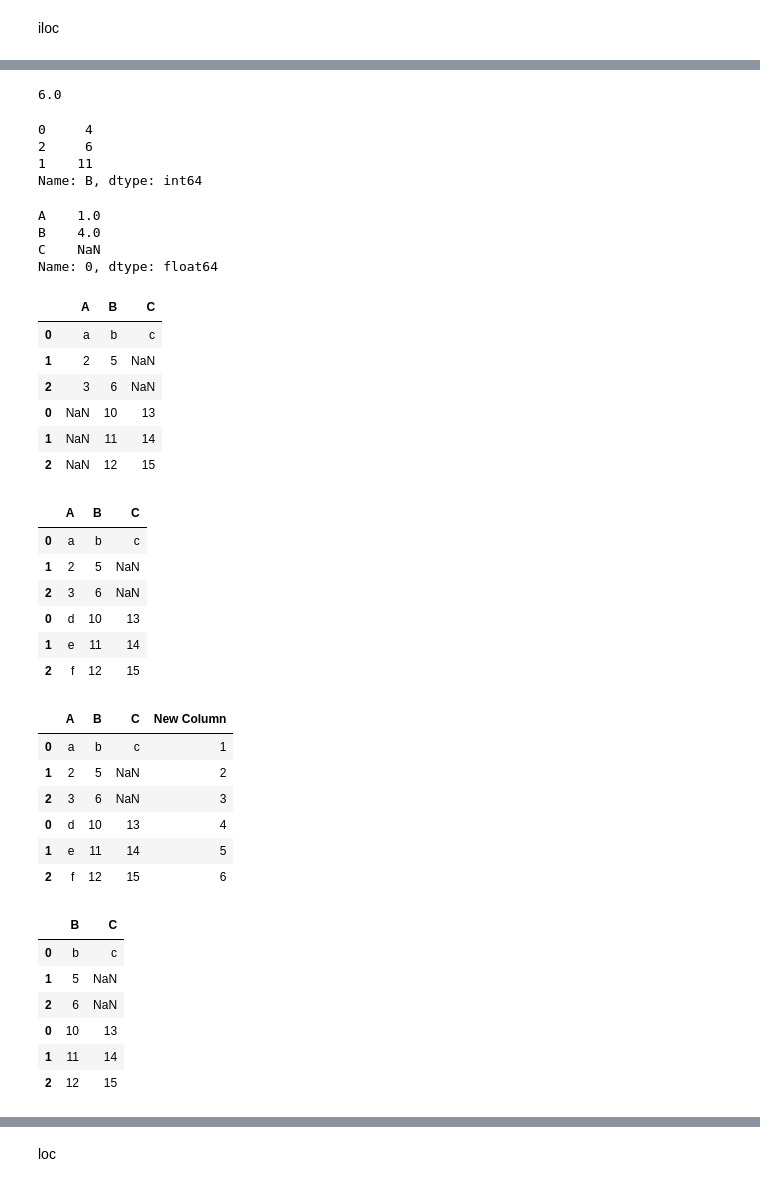
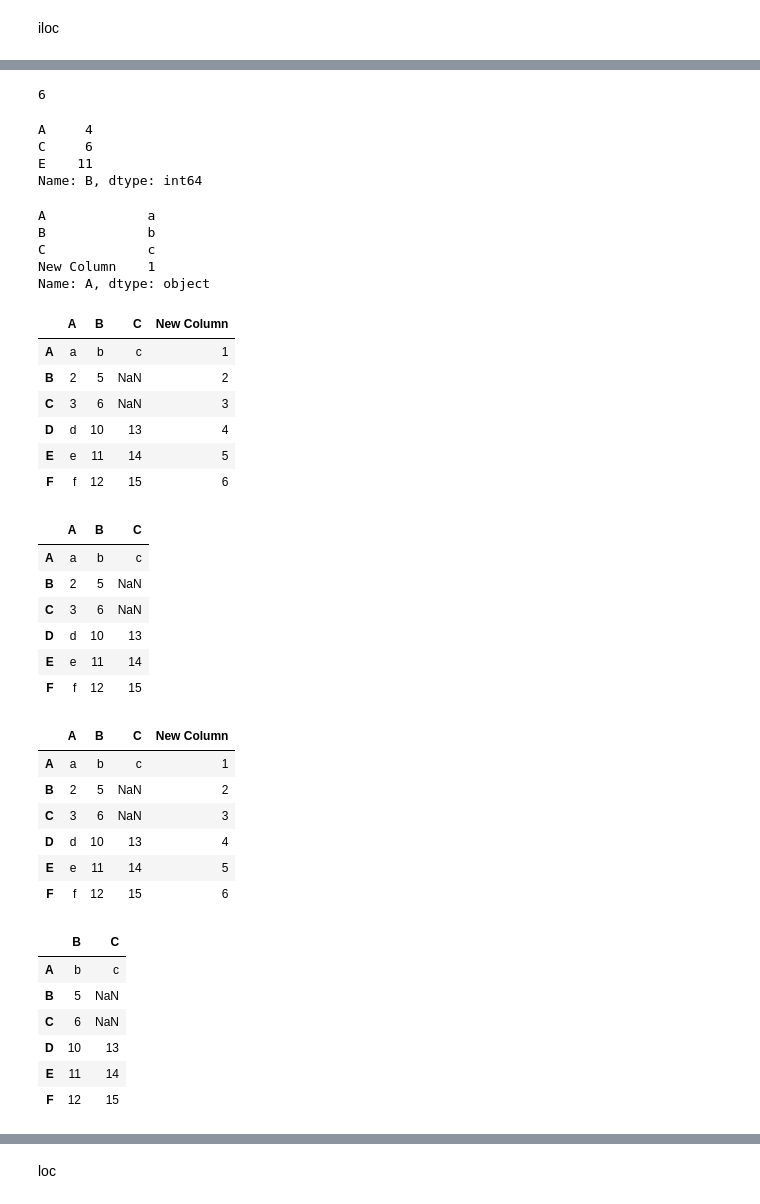
Before and after one commit to centre-for-health-informatics/Learn-Programming-For-Beginners, a Jupyter notebook: Week 4 - Feb 12/Examples.ipynb, the cells around one changed output, grey strips where cells are left out. Drawn from its saved outputs; the diff is of its cells as text; code cells hidden in the pictures.

```diff
--- a/Week 4 - Feb 12/Examples.ipynb
+++ b/Week 4 - Feb 12/Examples.ipynb
@@ -105,7 +105,9 @@ df4
 | 1 | 2 | 5 |
 | 2 | 3 | 6 |
 # %%
-df5 = pd.DataFrame(data={'B':[10,11,12], 'C':[13,14,15]})
+df5 = pd.DataFrame(data={'B':[12,11,10], 'C':[13,14,15]})
+df5 = df5.sort_values('B')
+df5.index = [3,4,5]
 df5
 # %% [output]
 |  | B | C |
@@ -115,5 +117,5 @@ df5
 # %%
-df6 = pd.concat([df4, df5], sort=True)
+df6 = pd.concat([df4, df5], sort=True, verify_integrity=True)
 df6
 # %% [output]
 |  | A | B | C |
@@ -148,0 +141,3 @@ df6
+# %%
+df6.index = ['A',"B","C","D","E","F"]
+df6
@@ -149,63 +152,64 @@ df6
 # %%
 df6.iloc[2,1]
 # %% [output]
-6.0
+6
 # %%
 df6.iloc[0::2, 1]
 # %% [output]
-0     4
-2     6
-1    11
+A     4
+C     6
+E    11
 Name: B, dtype: int64
 # %%
 df6.iloc[0,:]
 # %% [output]
-A    1.0
-B    4.0
-C    NaN
-Name: 0, dtype: float64
+A             a
+B             b
+C             c
+New Column    1
+Name: A, dtype: object
 # %%
-df6.iloc[0,:] = ["a","b","c"]
+df6.iloc[0,:3] = ["a","b","c"]
 df6
 # %% [output]
-|  | A | B | C |
-| 0 | a | b | c |
-| 1 | 2 | 5 | NaN |
-| 2 | 3 | 6 | NaN |
-| 0 | NaN | 10 | 13 |
-| 1 | NaN | 11 | 14 |
-| 2 | NaN | 12 | 15 |
+|  | A | B | C | New Column |
+| A | a | b | c | 1 |
+| B | 2 | 5 | NaN | 2 |
+| C | 3 | 6 | NaN | 3 |
+| D | d | 10 | 13 | 4 |
+| E | e | 11 | 14 | 5 |
+| F | f | 12 | 15 | 6 |
 # %%
 df6.iloc[3:,0] = ["d","e","f"]
 df6
 # %% [output]
 |  | A | B | C |
-| 0 | a | b | c |
-| 1 | 2 | 5 | NaN |
-| 2 | 3 | 6 | NaN |
-| 0 | d | 10 | 13 |
-| 1 | e | 11 | 14 |
-| 2 | f | 12 | 15 |
+| A | a | b | c |
+| B | 2 | 5 | NaN |
+| C | 3 | 6 | NaN |
+| D | d | 10 | 13 |
+| E | e | 11 | 14 |
+| F | f | 12 | 15 |
 # %%
 df6['New Column'] = [1,2,3,4,5,6]
 df6
 # %% [output]
 |  | A | B | C | New Column |
-| 0 | a | b | c | 1 |
-| 1 | 2 | 5 | NaN | 2 |
-| 2 | 3 | 6 | NaN | 3 |
-| 0 | d | 10 | 13 | 4 |
-| 1 | e | 11 | 14 | 5 |
-| 2 | f | 12 | 15 | 6 |
+| A | a | b | c | 1 |
+| B | 2 | 5 | NaN | 2 |
+| C | 3 | 6 | NaN | 3 |
+| D | d | 10 | 13 | 4 |
+| E | e | 11 | 14 | 5 |
+| F | f | 12 | 15 | 6 |
 # %%
 df9 = df6.drop(columns=["New Column", "A"])
 df9
 # %% [output]
 |  | B | C |
-| 0 | b | c |
-| 1 | 5 | NaN |
-| 2 | 6 | NaN |
-| 0 | 10 | 13 |
-| 1 | 11 | 14 |
-| 2 | 12 | 15 |
+| A | b | c |
+| B | 5 | NaN |
+| C | 6 | NaN |
+| D | 10 | 13 |
+| E | 11 | 14 |
+| F | 12 | 15 |
 # %%
```
Also changed, not shown: parts of 9 cells of this notebook.
